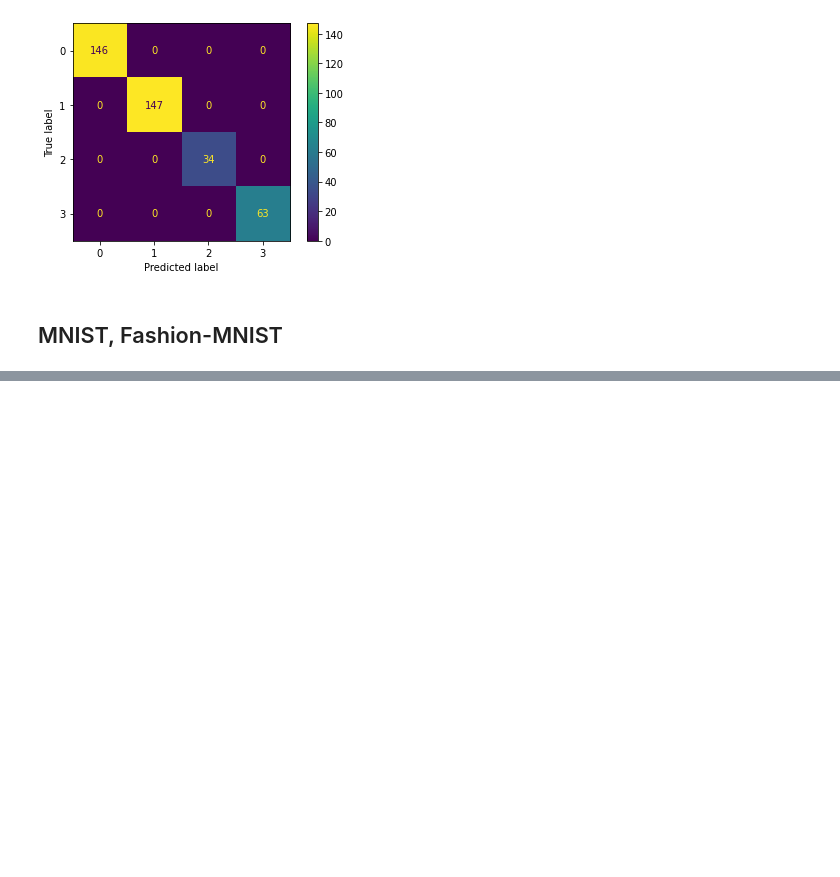
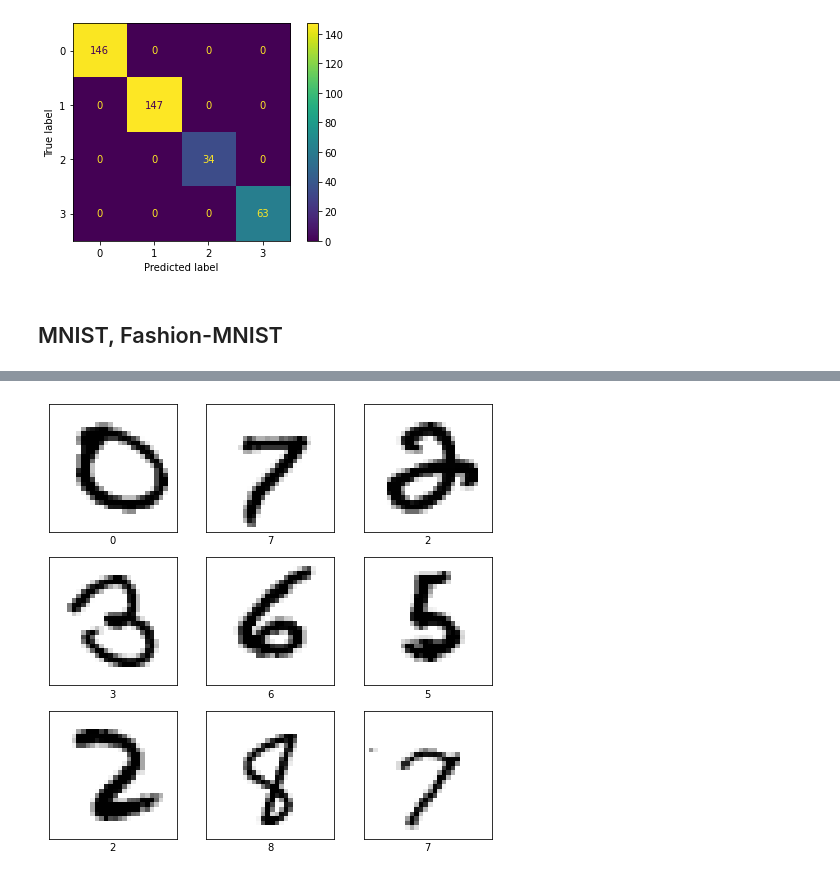
Before and after one commit to Nacho2904/CURSO-LEARNING1, a Jupyter notebook: regresion_logistica.ipynb, the cells around one changed output, grey strips where cells are left out. Saved outputs shown, nothing was run; the diff lists cells and outputs as text; code cells hidden in the pictures; blank space fills up the shorter version.

```diff
--- a/regresion_logistica.ipynb
+++ b/regresion_logistica.ipynb
@@ -436,0 +475,3 @@ cm_display = metrics.ConfusionMatrixDisplay(cm).plot()
+# %%
+mnist = tf.keras.datasets.mnist
+(train_images, train_labels), (test_images, test_labels) = mnist.load_data()
@@ -436,0 +482,12 @@ cm_display = metrics.ConfusionMatrixDisplay(cm).plot()
+# %%
+plt.figure(figsize=(8,8))
+for i in range(9):
+  plt.subplot(3,3,i+1)
+  plt.xticks([])
+  plt.yticks([])
+  plt.grid(False)
+  img_index = np.random.randint(0, train_images.shape[0])
+  plt.imshow(train_images[img_index], cmap="gray_r")
+  plt.xlabel(train_labels[img_index])
+# %% [output]
+[figure, added]
```
Also changed, not shown: parts of 18 cells of this notebook.
